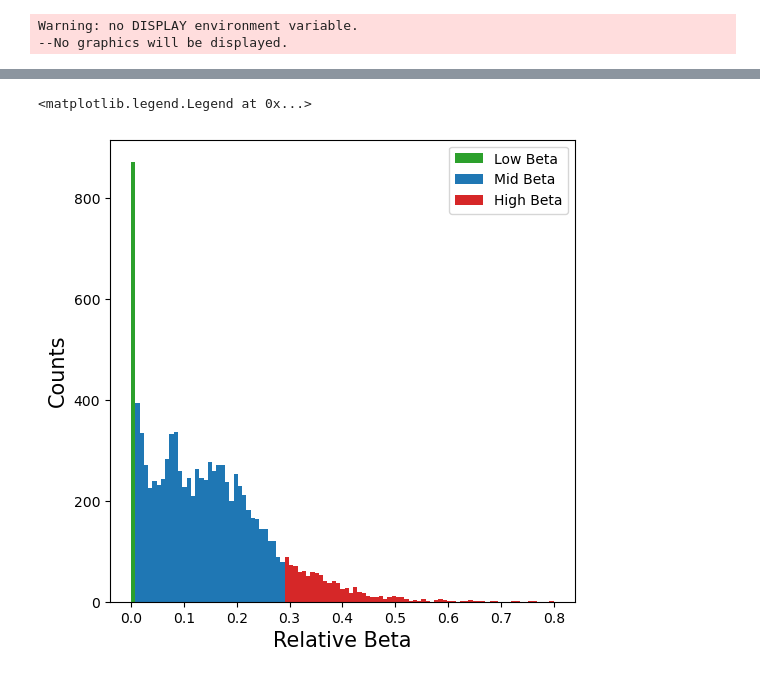
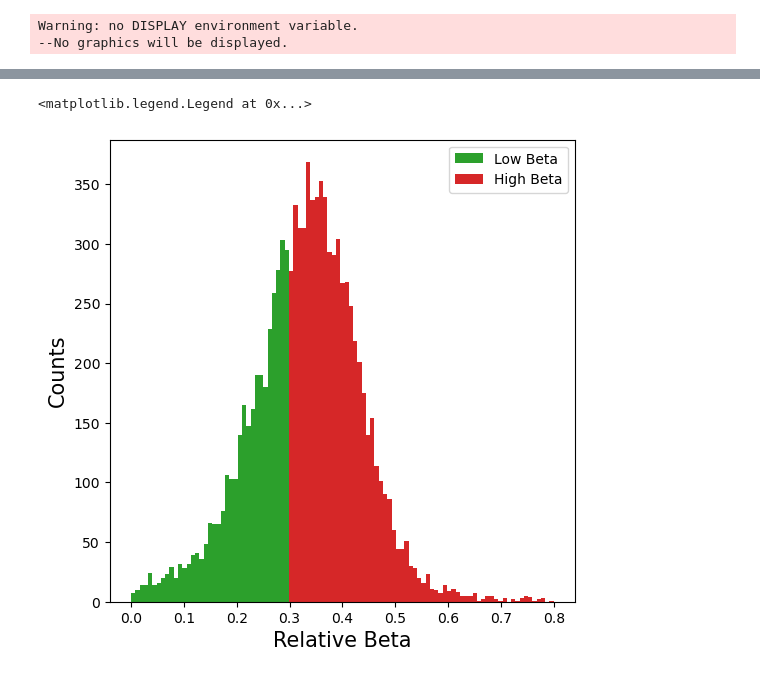
Before and after one commit to ntolley/hnn_latent, a Jupyter notebook: notebooks/excitation_propogation.ipynb, the cells around one changed output, grey strips where cells are left out. Drawn from its saved outputs; the diff is of its cells as text; code cells hidden in the pictures.

```diff
--- a/notebooks/excitation_propogation.ipynb
+++ b/notebooks/excitation_propogation.ipynb
@@ -18,9 +18,11 @@ import dill
 from sbi import utils as sbi_utils
 import pandas as pd
 from sklearn.decomposition import PCA
+from sklearn.cluster import KMeans
 from neurodsp.spectral import compute_spectrum, trim_spectrum
 from neurodsp.plts import plot_time_series, plot_timefrequency
 from neurodsp.timefrequency.wavelets import compute_wavelet_transform
+import scipy
 
 
 rng_seed = 123
@@ -50,10 +52,11 @@ gid_to_type = partial(_gid_to_type, gid_ranges=gid_ranges)
 # window_samples = extra_dict['window_samples']
 theta_extra = sim_metadata['theta_extra']
 
-dpl = np.load(f'{data_path}/sbi_sims/dpl_sbi.npy')
-theta = np.load(f'{data_path}/sbi_sims/theta_sbi.npy')
-spike_gids = np.load(f'{data_path}/sbi_sims/spike_gids_sbi.npy', allow_pickle=True)
-spike_times = np.load(f'{data_path}/sbi_sims/spike_times_sbi.npy', allow_pickle=True)
+flow_idx = 3
+dpl = np.load(f'{data_path}/sbi_sims/dpl_sbi_{flow_idx}.npy')
+theta = np.load(f'{data_path}/sbi_sims/theta_sbi_{flow_idx}.npy')
+spike_gids = np.load(f'{data_path}/sbi_sims/spike_gids_sbi_{flow_idx}.npy', allow_pickle=True)
+spike_times = np.load(f'{data_path}/sbi_sims/spike_times_sbi_{flow_idx}.npy', allow_pickle=True)
 
 times = np.linspace(0, 1, dpl.shape[1])
 mask = times > 0.2 # burn in time
@@ -81,21 +100,22 @@ freqs, powers = trim_spectrum(freqs, powers, [0, 100])
 # %%
 beta_mask = (freqs > 13) & (freqs < 30)
 beta_power = powers[:, beta_mask].sum(axis=1)
 beta_ratio = beta_power / powers.sum(axis=1)
-ratio_sort = np.argsort(beta_ratio)[::-1]
 
-cutoff = 1000
+thresh = 0.3
+low_beta = beta_ratio < 0.3
+high_beta = beta_ratio > 0.3
+
 
 bins = np.linspace(0, 0.8, 100)
 
 plt.figure(figsize=(6,6))
-_ = plt.hist(beta_ratio[ratio_sort[-cutoff:]], bins=bins, color='C2', label='Low Beta')
-_ = plt.hist(beta_ratio[ratio_sort[cutoff:-cutoff]], bins=bins, color='C0', label='Mid Beta')
-_ = plt.hist(beta_ratio[ratio_sort[:cutoff]], bins=bins, color='C3', label='High Beta')
+_ = plt.hist(beta_ratio[low_beta], bins=bins, color='C2', label='Low Beta')
+_ = plt.hist(beta_ratio[high_beta], bins=bins, color='C3', label='High Beta')
 
 plt.xlabel('Relative Beta', fontsize=15)
 plt.ylabel('Counts', fontsize=15)
 plt.legend()
 # %% [output]
 <matplotlib.legend.Legend at 0x...>
-[figure, old version]
+[figure, new version]
```
Also changed, not shown: parts of 9 cells of this notebook, 2 other files.
